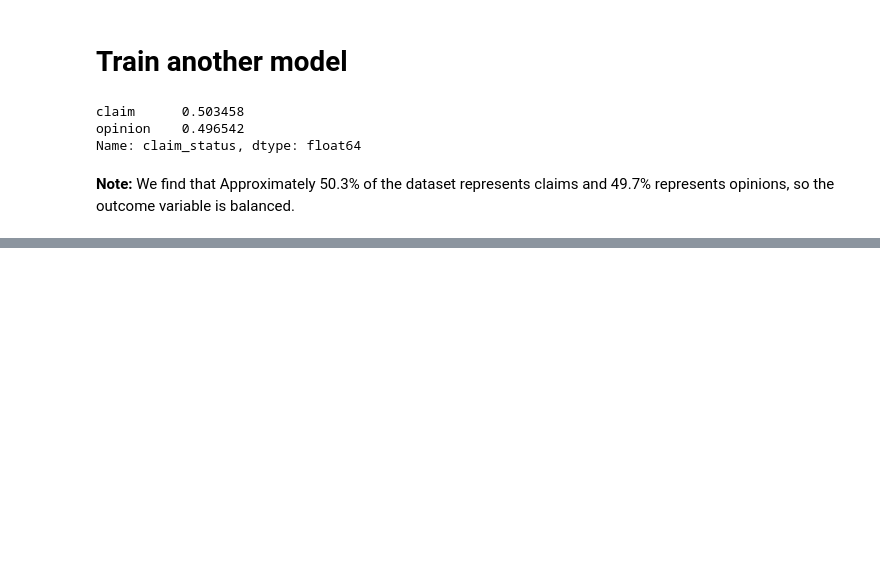
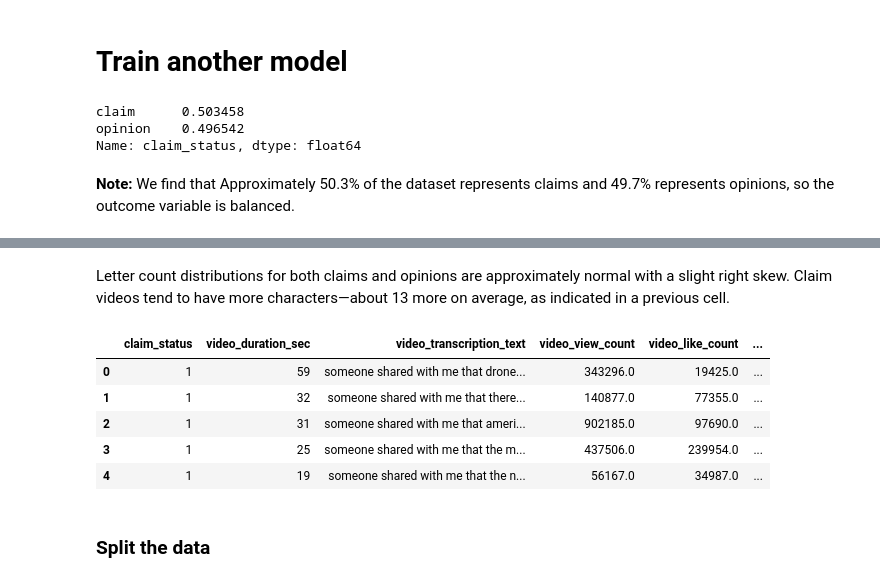
Before and after one commit to Mustafa777Xo/TikTok, a Jupyter notebook: tiktok_classfication.ipynb, the cells around one changed output, grey strips where cells are left out. Cells and saved outputs as stored; diff of their text form; code cells hidden in the pictures; blank space fills up the shorter version.

```diff
--- a/tiktok_classfication.ipynb
+++ b/tiktok_classfication.ipynb
@@ -959,0 +993,23 @@ Name: claim_status, dtype: float64
+# %% [markdown]
+Letter count distributions for both claims and opinions are approximately normal with a slight right skew. Claim videos tend to have more characters&mdash;about 13 more on average, as indicated in a previous cell.
+# %%
+# encode the target and catgorial
+X = data.copy()
+# Drop unnecessary columns
+X = X.drop(['#', 'video_id'], axis=1)
+# Encode target variable
+X['claim_status'] = X['claim_status'].replace({'opinion': 0, 'claim': 1})
+# Dummy encode remaining categorical values
+X = pd.get_dummies(X,
+                   columns=['verified_status', 'author_ban_status'],
+                   drop_first=True)
+X.head()
+# %% [output]
+|  | claim_status | video_duration_sec | video_transcription_text | video_view_count | video_like_count | ... |
+| 0 | 1 | 59 | someone shared with me that drone... | 343296.0 | 19425.0 | ... |
+| 1 | 1 | 32 | someone shared with me that there... | 140877.0 | 77355.0 | ... |
+| 2 | 1 | 31 | someone shared with me that ameri... | 902185.0 | 97690.0 | ... |
+| 3 | 1 | 25 | someone shared with me that the m... | 437506.0 | 239954.0 | ... |
+| 4 | 1 | 19 | someone shared with me that the n... | 56167.0 | 34987.0 | ... |
+# %% [markdown]
+### **Split the data**
```
Also changed, not shown: parts of 11 cells of this notebook.
